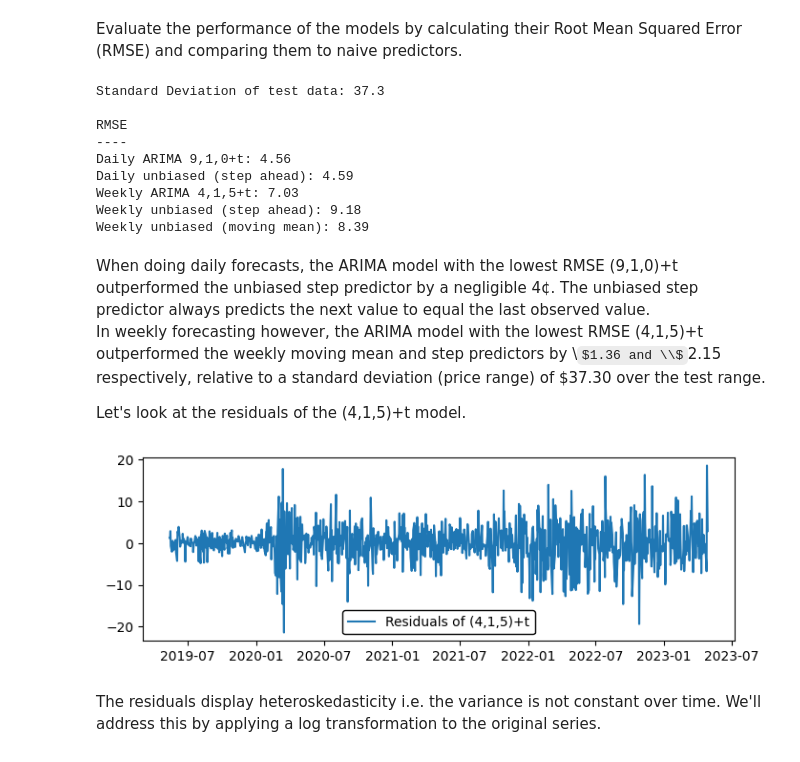
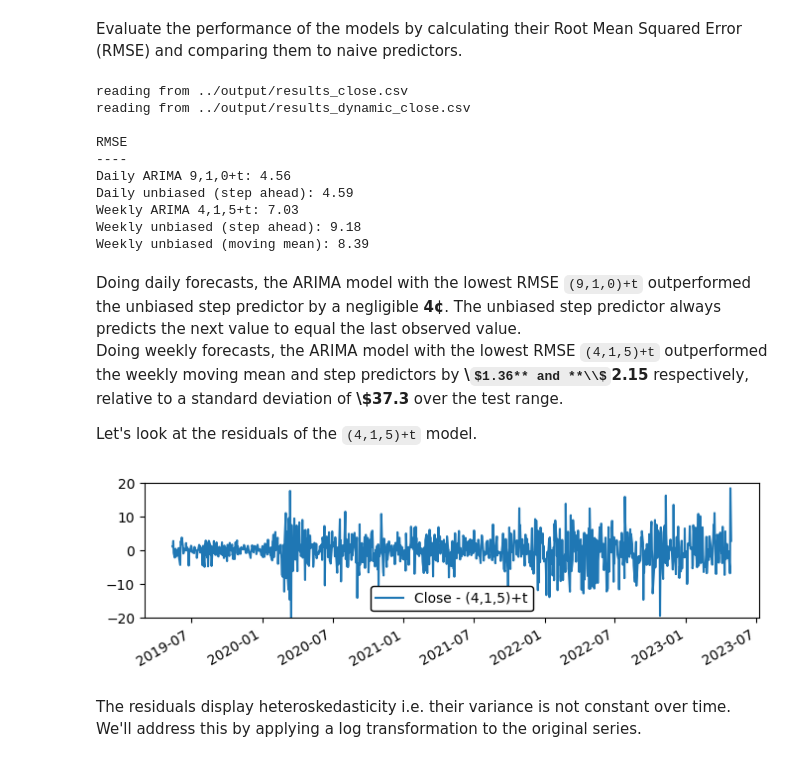
Before and after one commit to anmkap/market-prediction, a Jupyter notebook: notebooks/arima.ipynb, the cells around one changed output. Cells and saved outputs as stored; diff of their text form; code cells hidden in the pictures; some formulas as TeX source.

Commit message:
Ran models on truncated data and added conclusion

```diff
--- a/notebooks/arima.ipynb
+++ b/notebooks/arima.ipynb
@@ -182,7 +181,7 @@ from statsmodels.tsa.arima.model import ARIMA
 # Split the data into train and test subsets.
 # The train data is used to fit the model.
 # The test data is used to assess the accuracy of the forecasts.
-data = df_close
+data = df_close.copy()
 train = data[:'20230428']
 test = data['20230501':]
 order = (10,1,0)
@@ -251,5 +250,8 @@ Predictions made out of sample are called forecasts. Forecasts are dynamic by de
 In this example we make non-dynamic out-of-sample forecasts i.e. starting from the tail of the train series. The test series remains hidden from the model. Following a forecast, the corresponding observation is appended to the model, making it available for use in the following forecast.<br>
 We compare 3 refitting strategies: Daily vs. Weekly vs. No refitting<br>
 **Note**: Fitting the model makes up the majority of the compute overhead.
+# %%
+len_test = len(test)
+test = test[:len_test]
 # %%
 import time
@@ -372,10 +371,10 @@ Run the models and save the forecasts in an output file.
 # %%
-def run_models(train, test):
+def run_models(train, test, num_models=30):
     results = results_dynamic = test
     with open('../output/model_{}.json'.format(data.name.lower()), 'r') as mf:
         models = json.load(mf)
     # Run a finite number of models with the highest AIC
-    models = models[:30]
+    models = models[:num_models]
     pad = len(str(len_test*2))
     start = time.time()
     for i, m in enumerate(models):
@@ -467,7 +467,8 @@ def evaluate_models(train, test, exp=False):
 # %%
 evaluate_models(train, test)
 # %% [output]
-Standard Deviation of test data: 37.3
+reading from ../output/results_close.csv
+reading from ../output/results_dynamic_close.csv
 
 RMSE
 ----
@@ -477,23 +478,21 @@ Weekly ARIMA 4,1,5+t: 7.03
 Weekly unbiased (step ahead): 9.18
 Weekly unbiased (moving mean): 8.39
 # %% [markdown]
-When doing daily forecasts, the ARIMA model with the lowest RMSE (9,1,0)+t outperformed the unbiased step predictor by a negligible 4¢. The unbiased step predictor always predicts the next value to equal the last observed value.<br>
-In weekly forecasting however, the ARIMA model with the lowest RMSE (4,1,5)+t outperformed the weekly moving mean and step predictors by \\$1.36 and \\$2.15 respectively, relative to a standard deviation (price range) of $37.30 over the test range.
+Doing daily forecasts, the ARIMA model with the lowest RMSE `(9,1,0)+t` outperformed the unbiased step predictor by a negligible **4¢**. The unbiased step predictor always predicts the next value to equal the last observed value.<br>
+Doing weekly forecasts, the ARIMA model with the lowest RMSE `(4,1,5)+t` outperformed the weekly moving mean and step predictors by **\\$1.36** and **\\$2.15** respectively, relative to a standard deviation of **\\$37.3** over the test range.
 
-Let's look at the residuals of the (4,1,5)+t model.
+Let's look at the residuals of the `(4,1,5)+t` model.
 # %%
-# data = df_close
-# train = data[:'20230428']
-# test = data['20230501':]
+def plot_residuals(train, order, trend, exp=False):
+    model = ARIMA(
+        train,
+        trend=trend,
+        order=order
+    ).fit()
+    r = np.exp(model.data.endog)-np.exp(model.fittedvalues) if exp else model.resid
+    plt.figure(figsize=(8, 2))
+    plt.plot(r[1:], label='{} - {}+{}'.format(train.name, str(order).replace(' ',''), trend))
+    plt.legend(fontsize=10, loc='lower center', edgecolor='black', framealpha=1)
+    plt.ylim(-20, 20)
+    plt.gcf().autofmt_xdate()
+    plt.show()
-# %%
-model = ARIMA(
-    train,
-    trend='t',
-    order=(4,1,5)
-).fit()
-plt.figure(figsize=(8, 2.5))
-plt.plot(model.resid[1:], label='Residuals of (4,1,5)+t')
-plt.legend(fontsize=10, loc='lower center', edgecolor='black', framealpha=1)
-plt.show()
-# %% [output]
-[figure, removed]
@@ -500,3 +503,7 @@ plt.show()
+# %%
+plot_residuals(train, (4, 1, 5), 't')
+# %% [output]
+[figure, added]
 # %% [markdown]
-The residuals display heteroskedasticity i.e. the variance is not constant over time. We'll address this by applying a log transformation to the original series.
+The residuals display heteroskedasticity i.e. their variance is not constant over time. We'll address this by applying a log transformation to the original series.
 # %%
```
Also changed, not shown: parts of 31 cells of this notebook, 10 other files.
